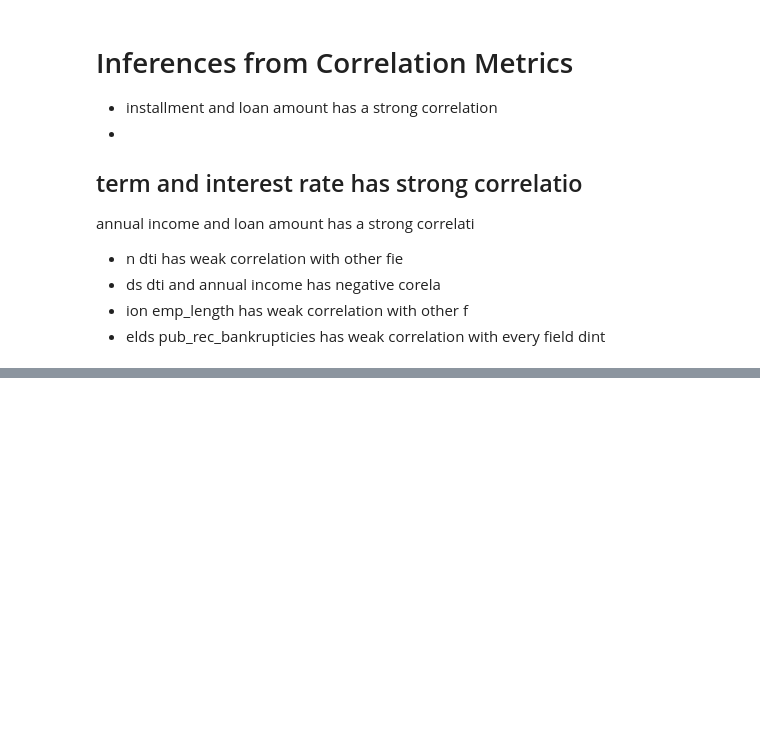
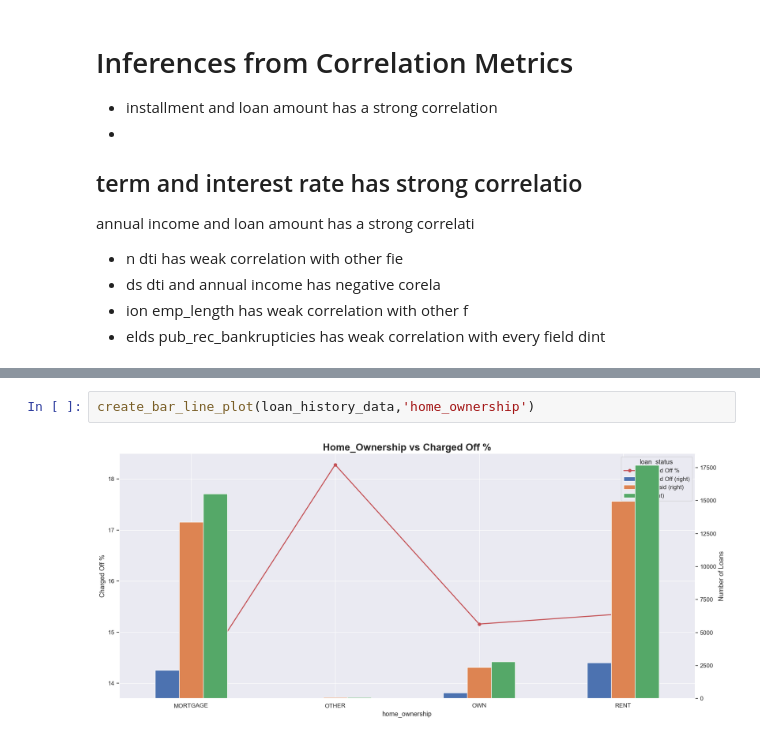
Before and after one commit to mrsivanandareddy/lending-club-case-study, a Jupyter notebook: sivananda_mylarapu.ipynb, the cells around one changed output, grey strips where cells are left out. Cells and saved outputs as stored; diff of their text form; blank space fills up the shorter version.

```diff
--- a/sivananda_mylarapu.ipynb
+++ b/sivananda_mylarapu.ipynb
@@ -461,0 +496,4 @@ dint
+# %%
+create_bar_line_plot(loan_history_data,'home_ownership')
+# %% [output]
+[figure, added]
```
Also changed, not shown: parts of 6 cells of this notebook, 1 other file.
